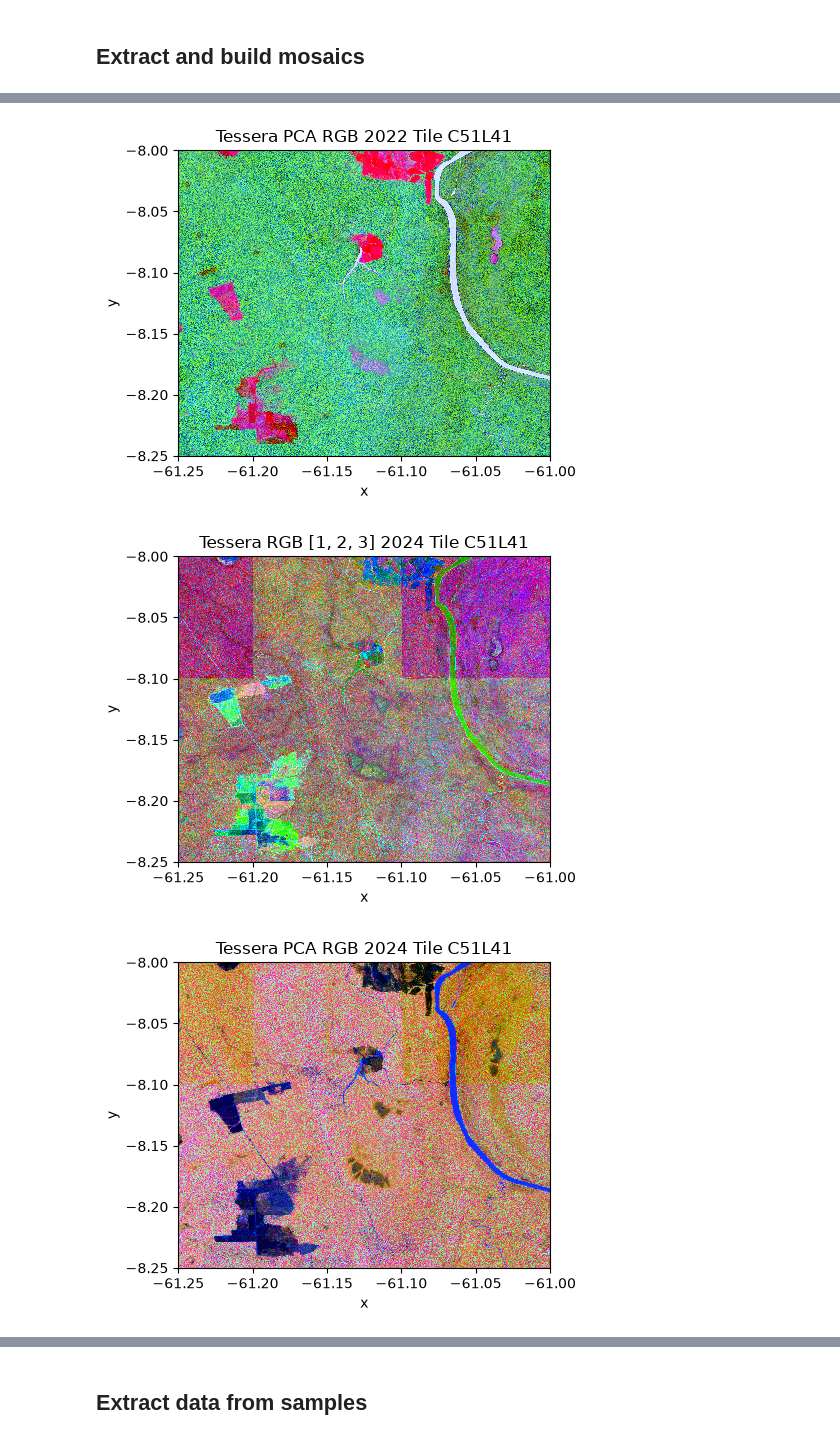
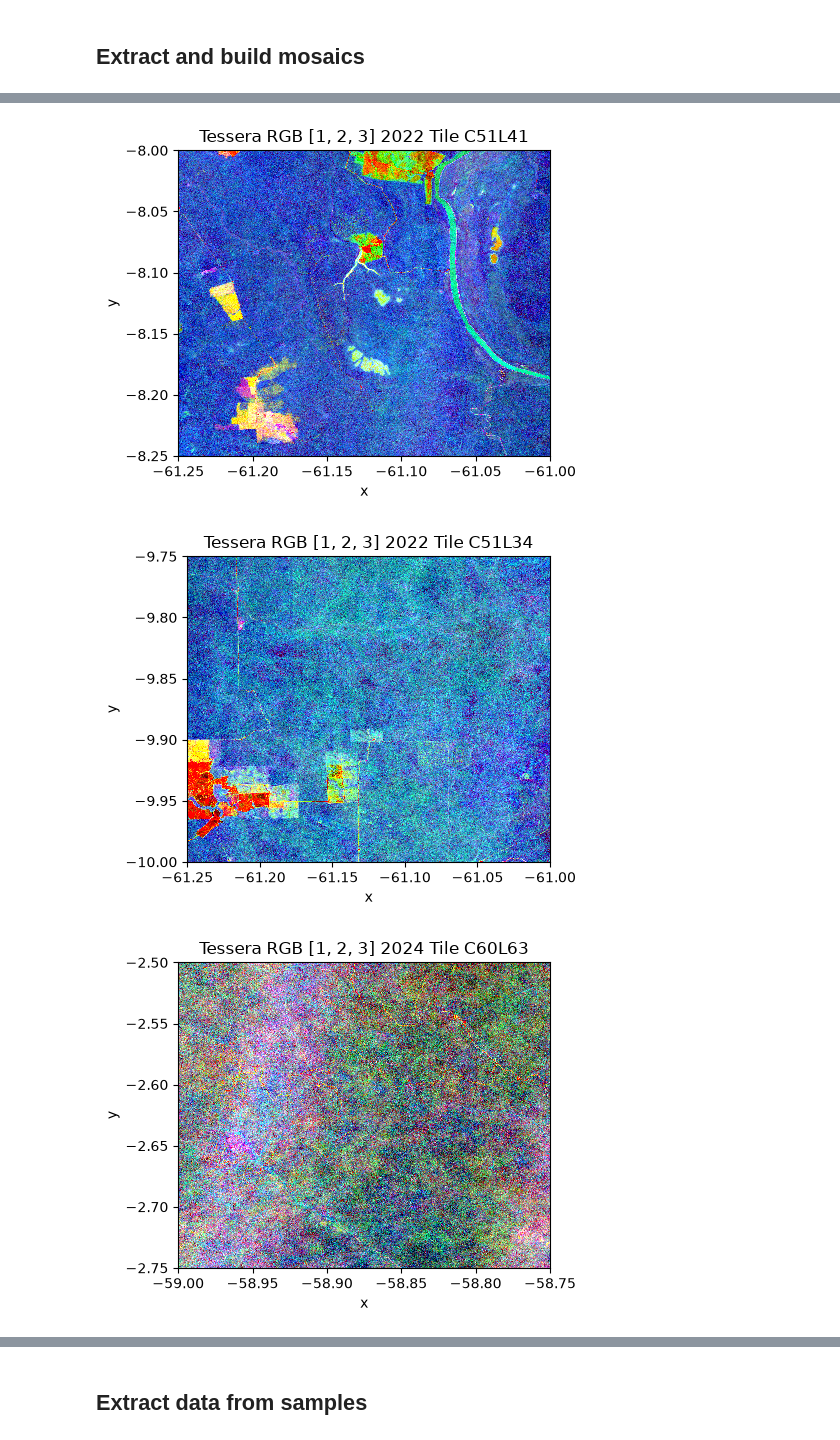
Before and after one commit to AbnerErnaniADSFatec/analise-disturbios-gfm, a Jupyter notebook: 4_tessera.ipynb, the cells around one changed output, grey strips where cells are left out. Saved outputs shown, nothing was run; the diff lists cells and outputs as text; code cells hidden in the pictures.

```diff
--- a/4_tessera.ipynb
+++ b/4_tessera.ipynb
@@ -48,14 +48,14 @@ gt = GeoTessera(cache_dir="./tessera_cache", dataset_variant="cambridge")
 # %% [markdown]
 ## Extract and build mosaics
 # %%
-tile_ids = tiles[1:2]
+tile_ids = ['C60L63', 'C51L41', 'C51L34']
 years_ = years
 mosaics = {}
 
 bands = [1,2,3]
 
 rgb = True
-pca = True
+pca = False
 validate = False
 
 for year in years_:
@@ -131,3 +131,3 @@ for year in years_:
-[figure, old version]
+[figure, new version]
-[figure, old version]
+[figure, new version]
-[figure, old version]
+[figure, new version]
```
Also changed, not shown: parts of 1 cell of this notebook, 3 other files.
